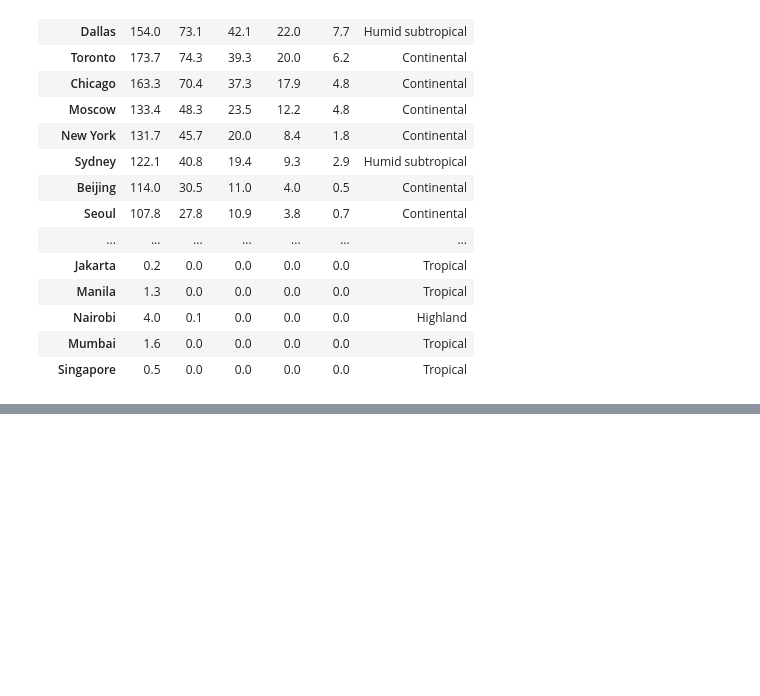
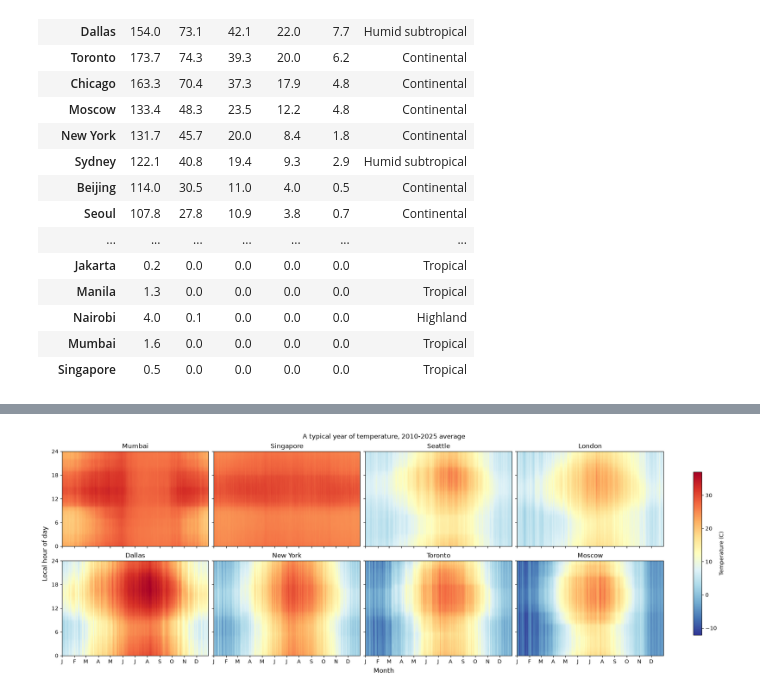
Before and after one commit to ninadparab/weather-temperature, a Jupyter notebook: weather_variability.ipynb, the cells around one changed output, grey strips where cells are left out. Drawn from its saved outputs; the diff is of its cells as text; code cells hidden in the pictures; blank space fills up the shorter version.

Commit message:
Added visualizations

```diff
--- a/weather_variability.ipynb
+++ b/weather_variability.ipynb
@@ -458,0 +468,10 @@ Cities with zero big-swing days per year:
+# %%
+from matplotlib.lines import Line2D
+
+CARPET_CITIES = ["Mumbai", "Singapore", "Seattle", "London", "Dallas", "New York", "Toronto", "Moscow"]
+CARPET_YEARS = (2010, 2025)     # years averaged to build a "typical year" carpet
+
+FIG_DIR = Path("figures")
+FIG_DIR.mkdir(exist_ok=True)
+group_colors = dict(zip(sorted(cities["group"].unique()), plt.cm.tab10.colors))
+city_group = cities.set_index("city")["group"]
@@ -458,0 +482,48 @@ Cities with zero big-swing days per year:
+# %%
+def load_hourly(city_row):
+    files = sorted(RAW_DIR.glob(f"{city_row.slug}_*.parquet"))
+    h = pd.concat([pd.read_parquet(f, columns=["time", "temperature_2m"]) for f in files])
+    h = h.drop_duplicates("time").sort_values("time")
+    local = h["time"].dt.tz_convert(city_row.tz)
+    folded_doy = local.dt.dayofyear - ((local.dt.is_leap_year) & (local.dt.month > 2)).astype(int)
+    return pd.DataFrame({
+        "year": local.dt.year.values,
+        "doy": folded_doy.clip(1, 365).values,
+        "hour": local.dt.hour.values,
+        "t": h["temperature_2m"].values,
+    })
+
+
+def carpet_matrix(city_row):
+    h = load_hourly(city_row)
+    h = h[(h["year"] >= CARPET_YEARS[0]) & (h["year"] <= CARPET_YEARS[1])]
+    return h.groupby(["hour", "doy"])["t"].mean().unstack("doy")      # 24 x 365
+
+
+sel = cities.set_index("city").loc[CARPET_CITIES].reset_index()
+mats = {r.city: carpet_matrix(r) for r in sel.itertuples()}
+vmin = min(m.min().min() for m in mats.values())
+vmax = max(m.max().max() for m in mats.values())
+
+ncols = 4
+nrows = int(np.ceil(len(mats) / ncols))
+fig, axes = plt.subplots(nrows, ncols, figsize=(4.5 * ncols, 3.2 * nrows),
+                         sharex=True, sharey=True, squeeze=False, layout="constrained")
+month_starts = [1, 32, 60, 91, 121, 152, 182, 213, 244, 274, 305, 335]
+for ax, (name, m) in zip(axes.ravel(), mats.items()):
+    im = ax.imshow(m.values, aspect="auto", origin="lower", extent=[1, 365, 0, 24],
+                   cmap="RdYlBu_r", vmin=vmin, vmax=vmax)
+    ax.set_title(name)
+    ax.set_xticks(month_starts)
+    ax.set_xticklabels(list("JFMAMJJASOND"))
+    ax.set_yticks([0, 6, 12, 18, 24])
+for ax in axes.ravel()[len(mats):]:
+    ax.axis("off")
+fig.supxlabel("Month")
+fig.supylabel("Local hour of day")
+fig.colorbar(im, ax=axes.ravel().tolist(), label="Temperature (C)", shrink=0.8)
+fig.suptitle(f"A typical year of temperature, {CARPET_YEARS[0]}-{CARPET_YEARS[1]} average")
+fig.savefig(FIG_DIR / "carpets.png", dpi=150, bbox_inches="tight")
+plt.show()
+# %% [output]
+[figure, added]
```
Also changed, not shown: parts of 27 cells of this notebook, 10 other files.
